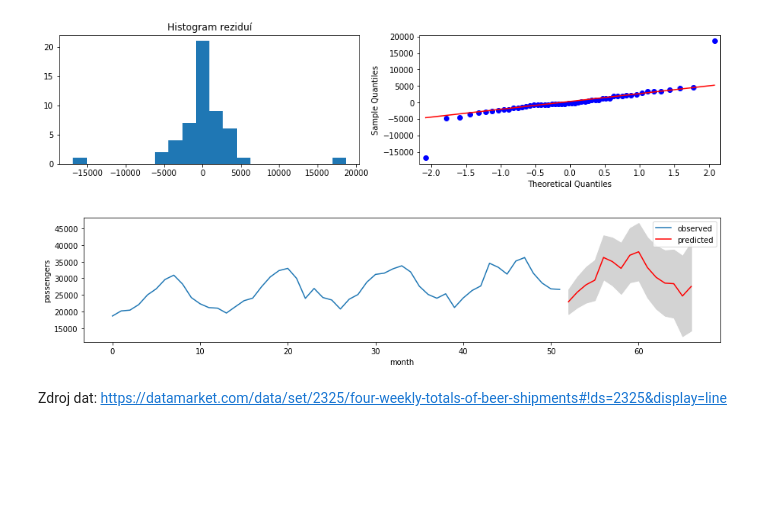
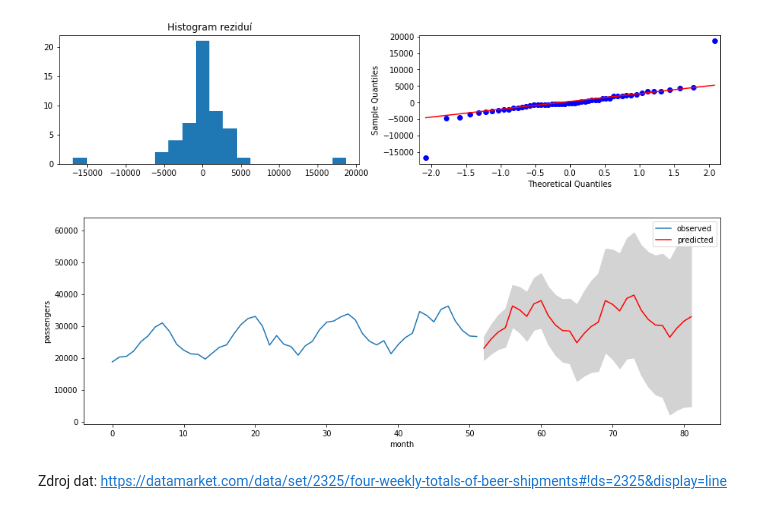
Before and after one commit to martilad/MI-SCR2018, a Jupyter notebook: exam/Beer shipments.ipynb, the cells around one changed output. Cells and saved outputs as stored; diff of their text form; code cells hidden in the pictures; blank space fills up the shorter version.

```diff
--- a/exam/Beer shipments.ipynb
+++ b/exam/Beer shipments.ipynb
@@ -64,7 +103,10 @@ plt.show()
 # %%
-model = SARIMAX(data, order=(0,1,1), seasonal_order=(0,1,0,13))
+model = SARIMAX(data, order=(0,1,0), seasonal_order=(0,1,0,13))
 result = model.fit()
 print(result.summary())
+plt.figure(figsize=(15,3))
+tsplot(result.resid)
+plt.show()
 # %% [output]
                                  Statespace Model Results
 ==========================================================================================
@@ -101,21 +138,21 @@ plt.show()
 # %% [output]
 [figure]
 # %%
-nsteps = 15
+nsteps = 30
 forecast = result.get_forecast(steps=nsteps)
-plt.figure(figsize=(15,3))
+plt.figure(figsize=(15,5))
 plt.plot(np.arange(data.size), data, label='observed')
 plt.plot(np.arange(data.size, data.size+forecast.predicted_mean.size),
          forecast.predicted_mean, 'r', label='predicted')
 plt.fill_between(np.arange(data.size, data.size+forecast.predicted_mean.size),
                  forecast.summary_frame()['mean_ci_lower'],
                  forecast.summary_frame()['mean_ci_upper'],
                  color='lightgray')
 plt.legend()
 plt.xlabel('month')
 plt.ylabel('passengers')
 plt.show()
 # %% [output]
-[figure, old version]
+[figure, new version]
 # %% [markdown]
 Zdroj dat: <https://datamarket.com/data/set/2325/four-weekly-totals-of-beer-shipments#!ds=2325&display=line>
```
Also changed, not shown: parts of 9 cells of this notebook.
